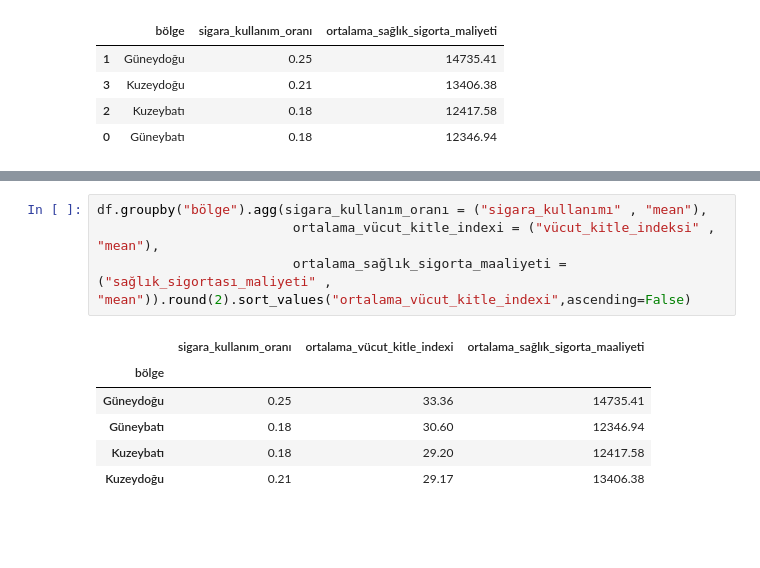
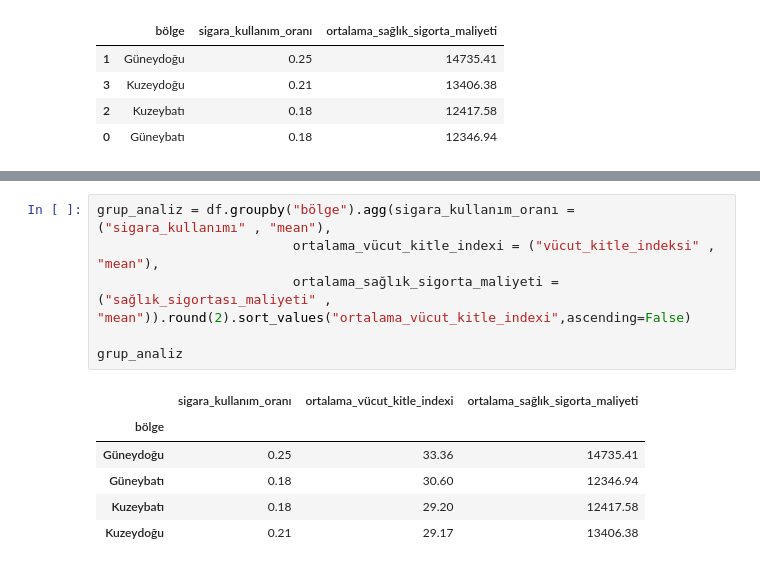
Before and after one commit to yigitcetincakmak/health-insurance-cost-prediction, a Jupyter notebook: 01_eda_and_preprocessing.ipynb, the cells around one changed output, grey strips where cells are left out. Cells and saved outputs as stored; diff of their text form; blank space fills up the shorter version.

```diff
--- a/01_eda_and_preprocessing.ipynb
+++ b/01_eda_and_preprocessing.ipynb
@@ -245,11 +358,13 @@ df.head()
 | 3 | 33 | male | 22.705 | Normal (Sağlıklı) kilolu | 0 | 0 | Kuzeybatı | ... |
 | 4 | 32 | male | 28.880 | Şişman (Fazla kilolu) | 0 | 0 | Kuzeybatı | ... |
 # %%
-df.groupby("bölge").agg(sigara_kullanım_oranı = ("sigara_kullanımı" , "mean"),
+grup_analiz = df.groupby("bölge").agg(sigara_kullanım_oranı = ("sigara_kullanımı" , "mean"),
                          ortalama_vücut_kitle_indexi = ("vücut_kitle_indeksi" , "mean"),
-                         ortalama_sağlık_sigorta_maaliyeti = ("sağlık_sigortası_maliyeti" , "mean")).round(2).sort_values("ortalama_vücut_kitle_indexi",ascending=False)
+                         ortalama_sağlık_sigorta_maliyeti = ("sağlık_sigortası_maliyeti" , "mean")).round(2).sort_values("ortalama_vücut_kitle_indexi",ascending=False)
+
+grup_analiz
 # %% [output]
-|  | sigara_kullanım_oranı | ortalama_vücut_kitle_indexi | ortalama_sağlık_sigorta_maaliyeti |
+|  | sigara_kullanım_oranı | ortalama_vücut_kitle_indexi | ortalama_sağlık_sigorta_maliyeti |
 | bölge |  |  |  |
 | Güneydoğu | 0.25 | 33.36 | 14735.41 |
 | Güneybatı | 0.18 | 30.60 | 12346.94 |
```
Also changed, not shown: parts of 10 cells of this notebook.
